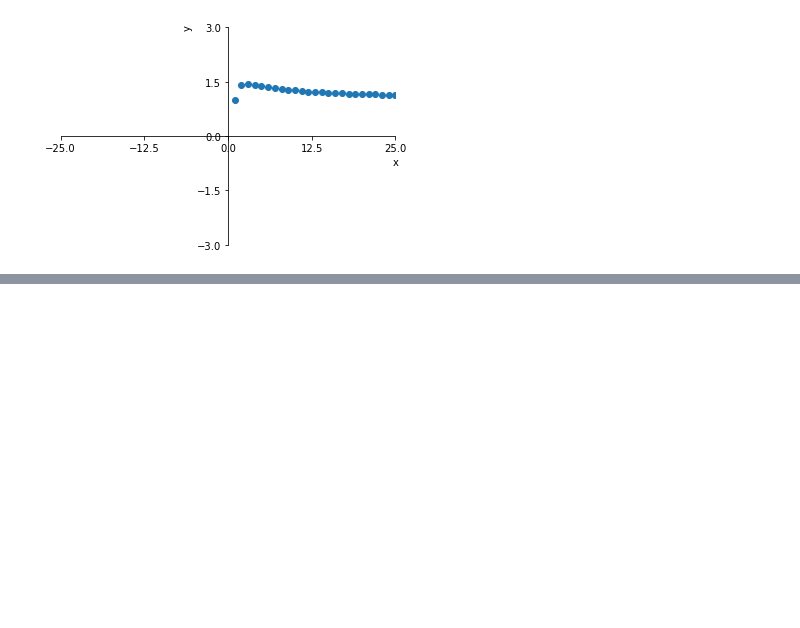
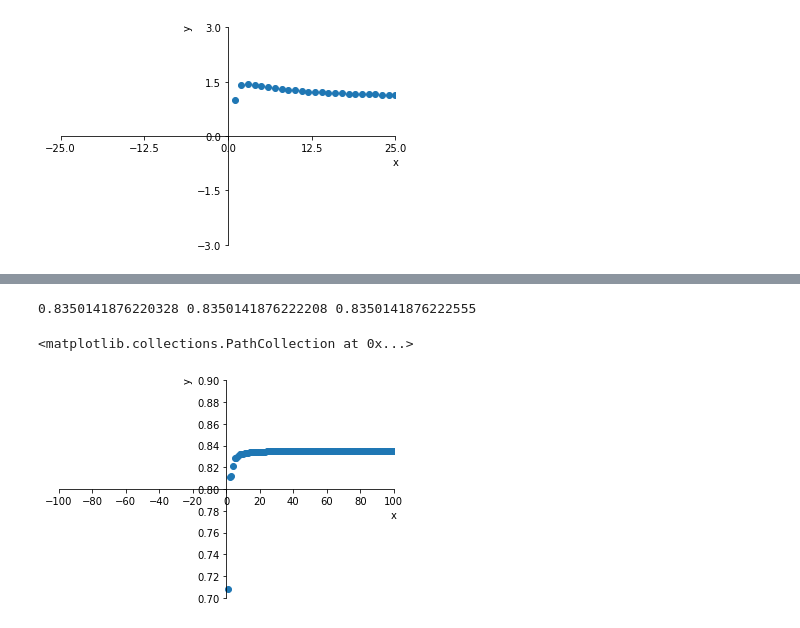
Before and after one commit to Zhurp2020/NLP-from-scratch, a Jupyter notebook: Thomas Calculus/Chapter 10 code.ipynb, the cells around one changed output, grey strips where cells are left out. Saved outputs shown, nothing was run; the diff lists cells and outputs as text; code cells hidden in the pictures; blank space fills up the shorter version.

```diff
--- a/Thomas Calculus/Chapter 10 code.ipynb
+++ b/Thomas Calculus/Chapter 10 code.ipynb
@@ -87,0 +106,17 @@ plt.sca
+# %%
+def f(x):
+    ak = np.array([((1/i)**3)*(np.sin(i)**2) for i in range(1,int(x+1))])
+    return  np.sum(ak)
+# %%
+print(f(1000000),f(2000000), f(3000000))
+# %% [output]
+0.8350141876220328 0.8350141876222208 0.8350141876222555
+# %%
+p = FunctionPlotter(f,3,np.linspace(1,100,1),ticks=[np.linspace(-100,100,11),np.linspace(0.7,0.9,11)],lim=[(-100,100),(0.7,0.9)])
+p.canvas()
+x = np.linspace(1,100,100)
+y = [f(i) for i in x]
+p.ax.scatter(x,y)
+# %% [output]
+<matplotlib.collections.PathCollection at 0x...>
+[figure, added]
```
Also changed, not shown: parts of 4 cells of this notebook, 2 other files.
